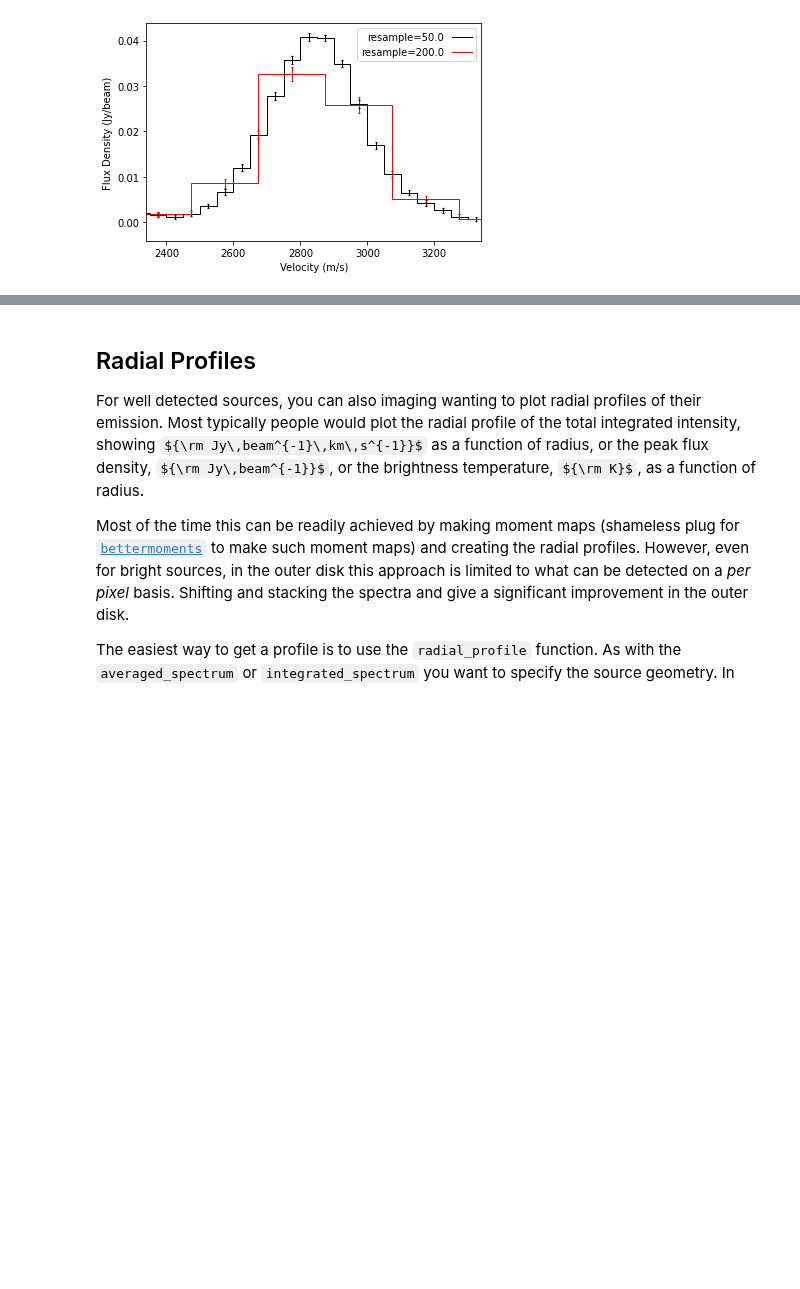
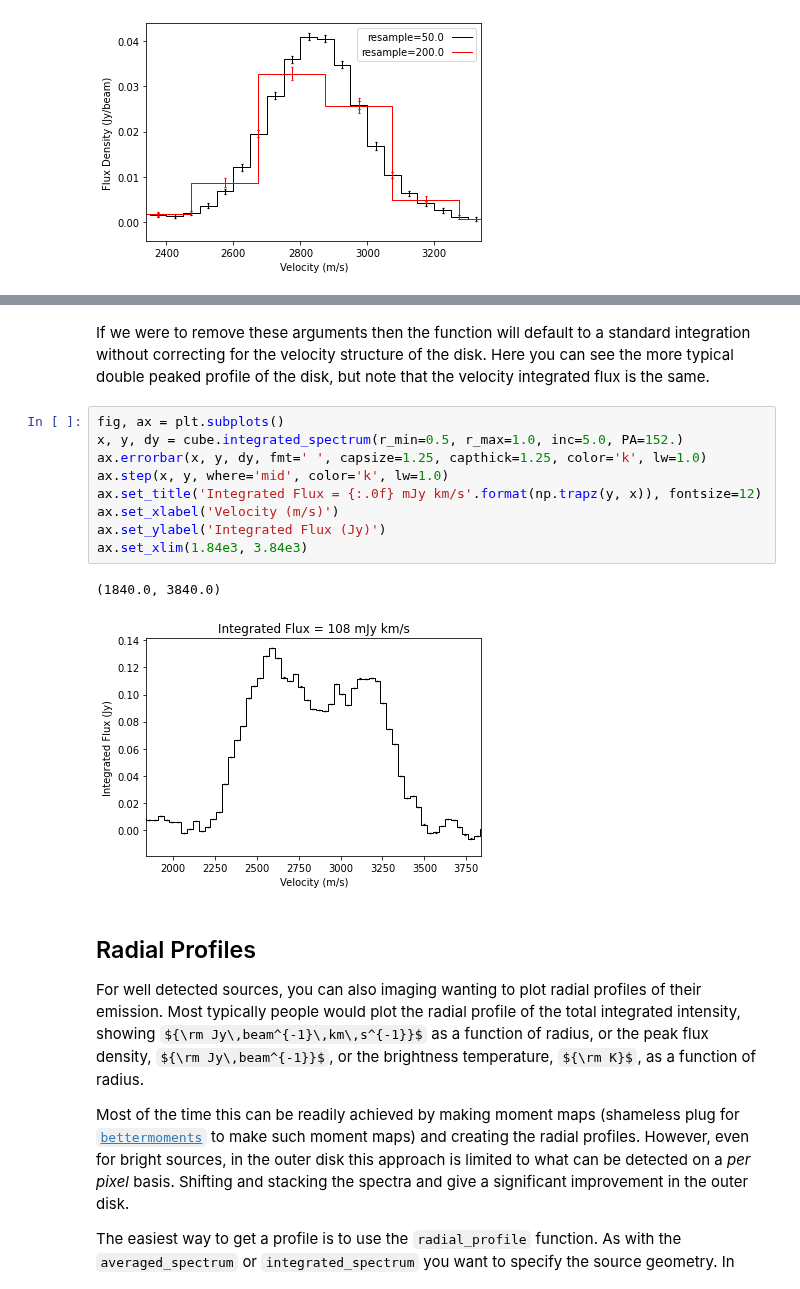
Before and after one commit to richteague/gofish, a Jupyter notebook: docs/user/fishing_basics.ipynb, the cells around one changed output, grey strips where cells are left out. Saved outputs shown, nothing was run; the diff lists cells and outputs as text; some formulas as TeX source; blank space fills up the shorter version.

```diff
--- a/docs/user/fishing_basics.ipynb
+++ b/docs/user/fishing_basics.ipynb
@@ -291,3 +294,17 @@ ax.set_xlim(1.84e3, 3.84e3)
+# %% [markdown]
+If we were to remove these arguments then the function will default to a standard integration without correcting for the velocity structure of the disk. Here you can see the more typical double peaked profile of the disk, but note that the velocity integrated flux is the same.
+# %%
+fig, ax = plt.subplots()
+x, y, dy = cube.integrated_spectrum(r_min=0.5, r_max=1.0, inc=5.0, PA=152.)
+ax.errorbar(x, y, dy, fmt=' ', capsize=1.25, capthick=1.25, color='k', lw=1.0)
+ax.step(x, y, where='mid', color='k', lw=1.0)
+ax.set_title('Integrated Flux = {:.0f} mJy km/s'.format(np.trapz(y, x)), fontsize=12)
+ax.set_xlabel('Velocity (m/s)')
+ax.set_ylabel('Integrated Flux (Jy)')
+ax.set_xlim(1.84e3, 3.84e3)
+# %% [output]
+(1840.0, 3840.0)
+[figure, added]
 # %% [markdown]
 ## Radial Profiles
 
```
Also changed, not shown: parts of 13 cells of this notebook, 6 other files.
